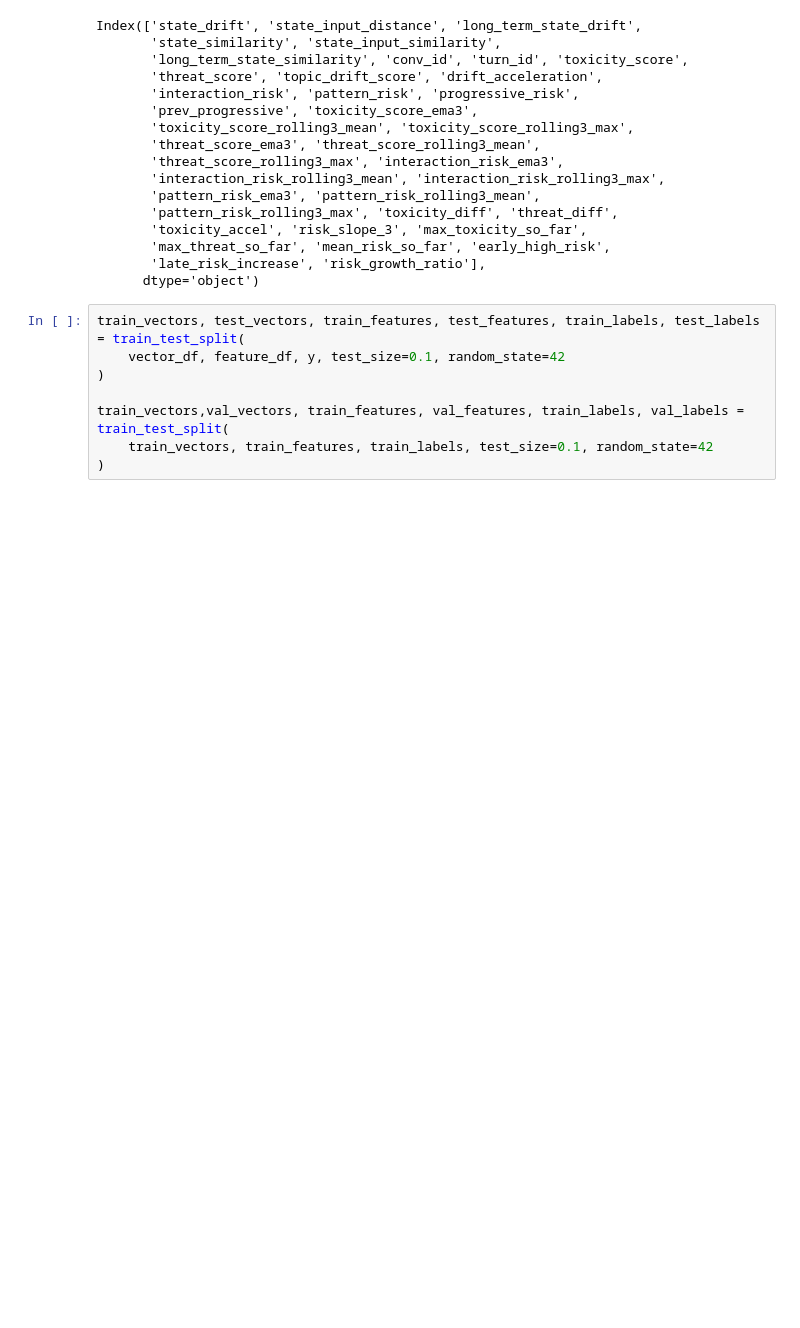
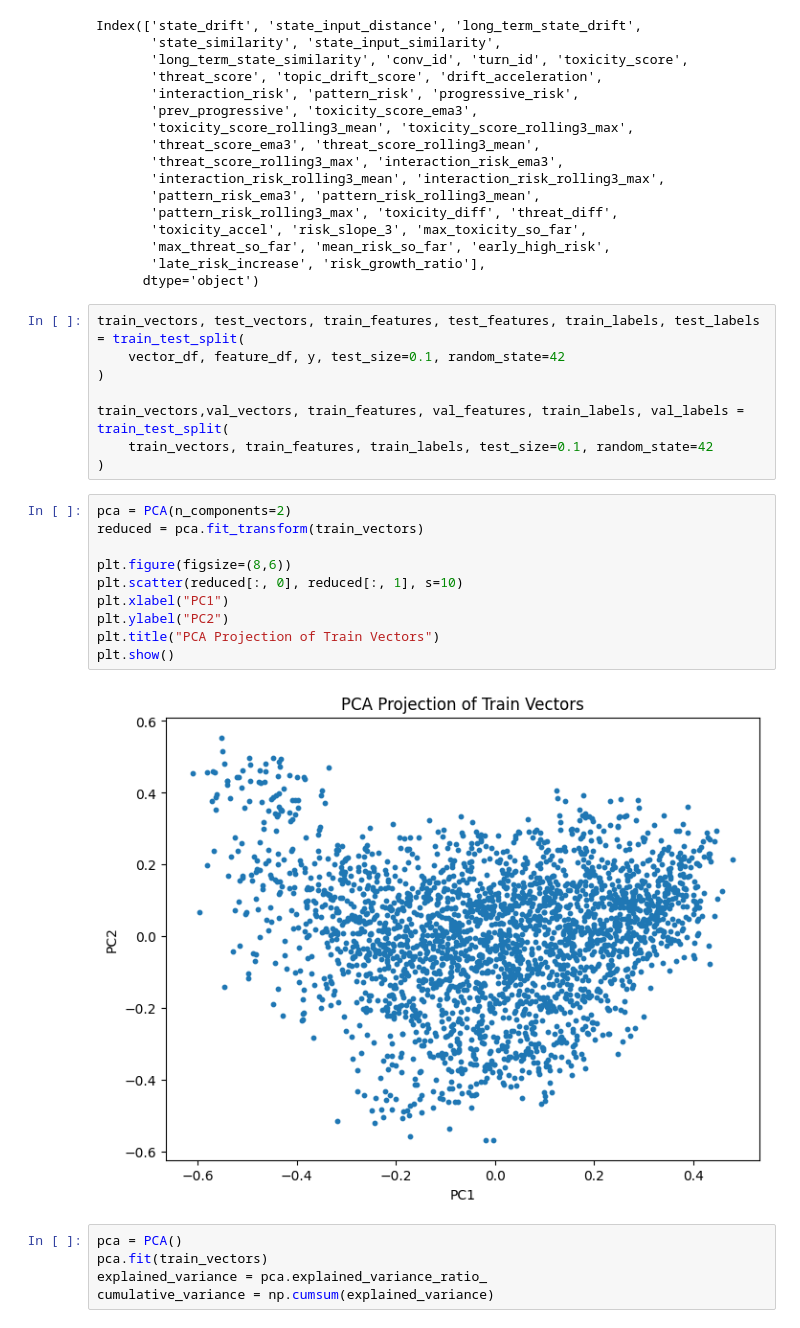
Before and after one commit to Karimgebril09/JGuard, a Jupyter notebook: defenders/mult-iturn/integrated/notebooks/integrated_features.ipynb, the cells around one changed output. Cells and saved outputs as stored; diff of their text form; blank space fills up the shorter version.

Commit message:
vector features extraction

```diff
--- a/defenders/mult-iturn/integrated/notebooks/integrated_features.ipynb
+++ b/defenders/mult-iturn/integrated/notebooks/integrated_features.ipynb
@@ -45,3 +45,20 @@ train_vectors, test_vectors, train_features, test_features, train_labels, test_l
 train_vectors,val_vectors, train_features, val_features, train_labels, val_labels = train_test_split(
     train_vectors, train_features, train_labels, test_size=0.1, random_state=42
 )
+# %%
+pca = PCA(n_components=2)
+reduced = pca.fit_transform(train_vectors)
+
+plt.figure(figsize=(8,6))
+plt.scatter(reduced[:, 0], reduced[:, 1], s=10)
+plt.xlabel("PC1")
+plt.ylabel("PC2")
+plt.title("PCA Projection of Train Vectors")
+plt.show()
+# %% [output]
+[figure, added]
+# %%
+pca = PCA()
+pca.fit(train_vectors)
+explained_variance = pca.explained_variance_ratio_
+cumulative_variance = np.cumsum(explained_variance)
```
Also changed, not shown: parts of 6 cells of this notebook.
